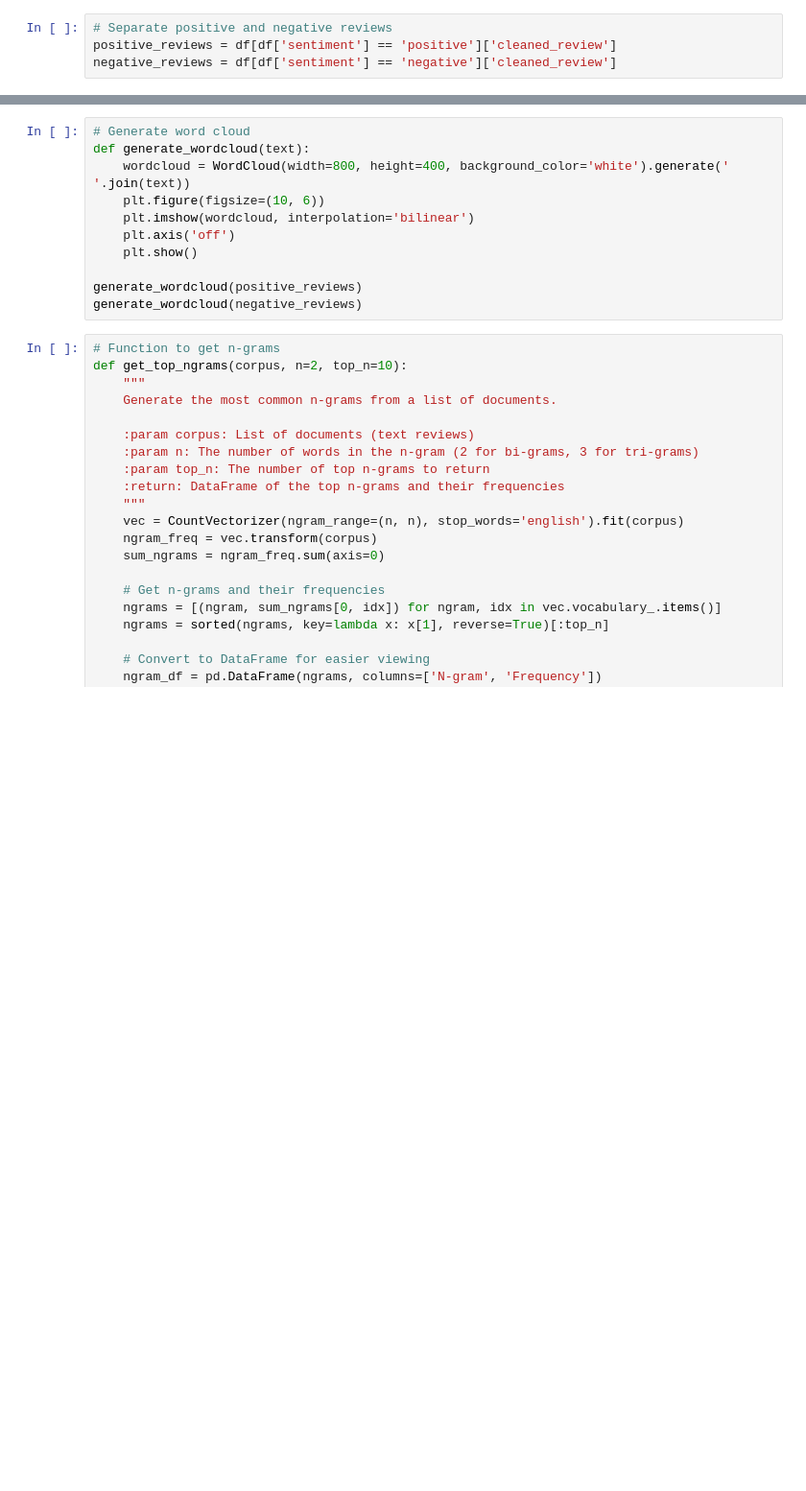
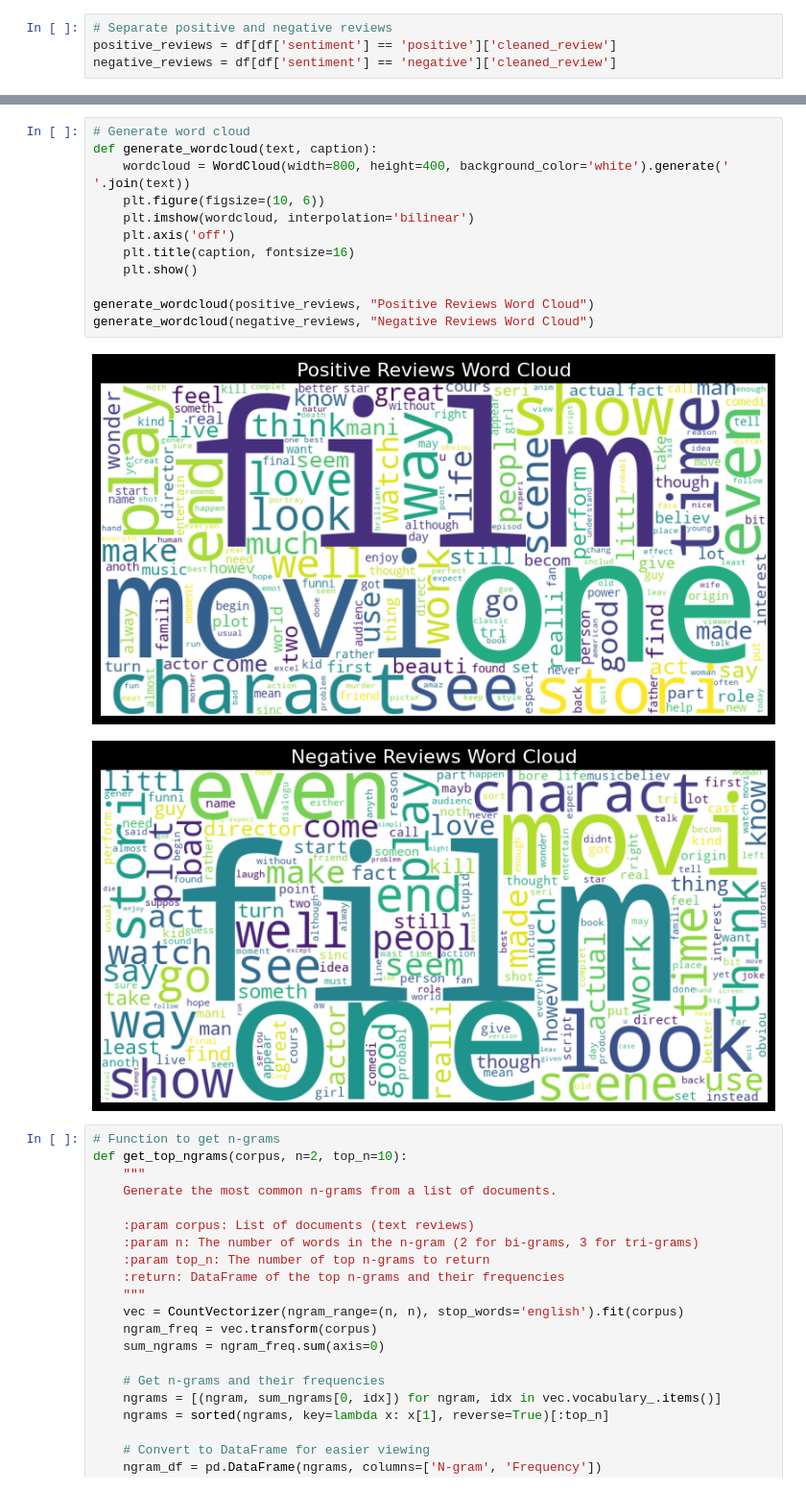
Before and after one commit to mkarayak24/NLPTM-IMDB_Sentiment_Analysis_Project, a Jupyter notebook: main.ipynb, the cells around one changed output, grey strips where cells are left out. Shown at 96% size. Cells and saved outputs as stored; diff of their text form; blank space fills up the shorter version.

```diff
--- a/main.ipynb
+++ b/main.ipynb
@@ -215,14 +226,18 @@ plot_top_words(negative_word_freq_df, 'Top 10 Words in Negative Reviews')
 # %%
 # Generate word cloud
-def generate_wordcloud(text):
+def generate_wordcloud(text, caption):
     wordcloud = WordCloud(width=800, height=400, background_color='white').generate(' '.join(text))
     plt.figure(figsize=(10, 6))
     plt.imshow(wordcloud, interpolation='bilinear')
     plt.axis('off')
+    plt.title(caption, fontsize=16)
     plt.show()
 
-generate_wordcloud(positive_reviews)
-generate_wordcloud(negative_reviews)
+generate_wordcloud(positive_reviews, "Positive Reviews Word Cloud")
+generate_wordcloud(negative_reviews, "Negative Reviews Word Cloud")
+# %% [output]
+[figure, added]
+[figure, added]
 # %%
 # Function to get n-grams
 def get_top_ngrams(corpus, n=2, top_n=10):
```
Also changed, not shown: parts of 17 cells of this notebook.
